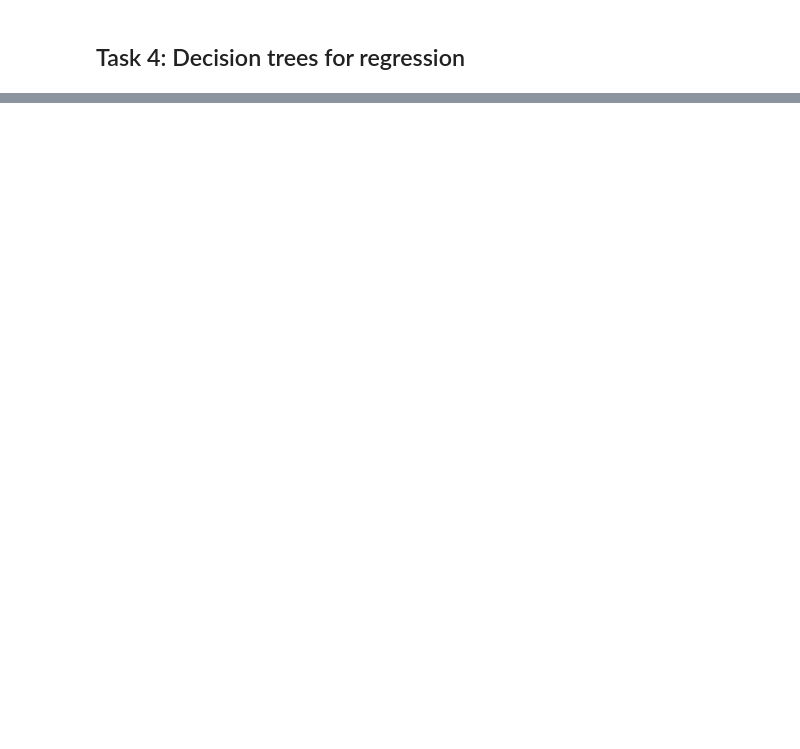
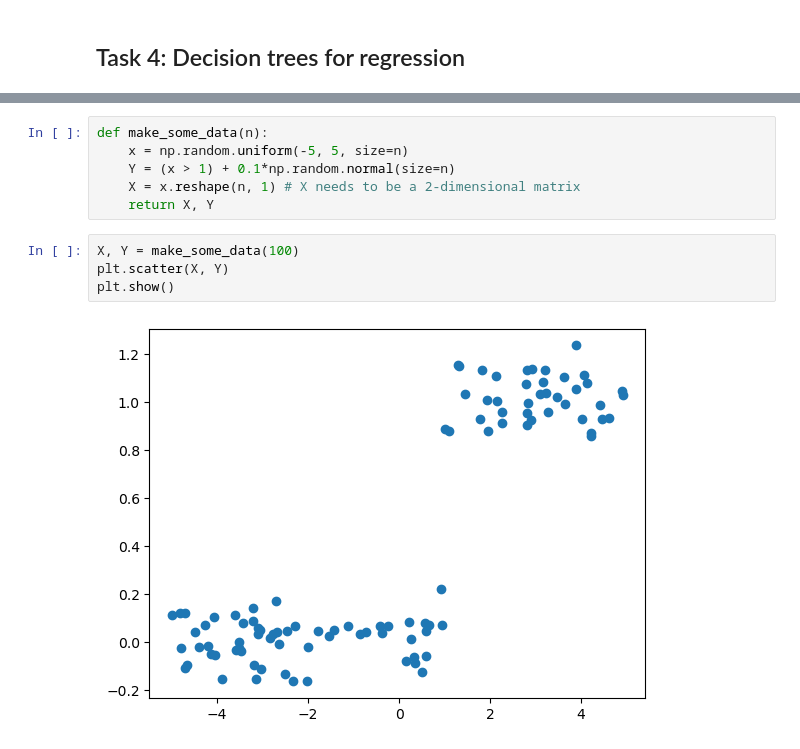
Before and after one commit to NilsDunlop/DIT867-Assignments, a Jupyter notebook: Assignment 1/Assignment1_FE.ipynb, the cells around one changed output, grey strips where cells are left out. Cells and saved outputs as stored; diff of their text form; blank space fills up the shorter version.

```diff
--- a/Assignment 1/Assignment1_FE.ipynb
+++ b/Assignment 1/Assignment1_FE.ipynb
@@ -578,0 +667,12 @@ Mean Squared Error: 0.27136210055088056
+# %%
+def make_some_data(n):
+    x = np.random.uniform(-5, 5, size=n)
+    Y = (x > 1) + 0.1*np.random.normal(size=n)
+    X = x.reshape(n, 1) # X needs to be a 2-dimensional matrix
+    return X, Y
+# %%
+X, Y = make_some_data(100)
+plt.scatter(X, Y)
+plt.show()
+# %% [output]
+[figure, added]
```
Also changed, not shown: parts of 6 cells of this notebook.
